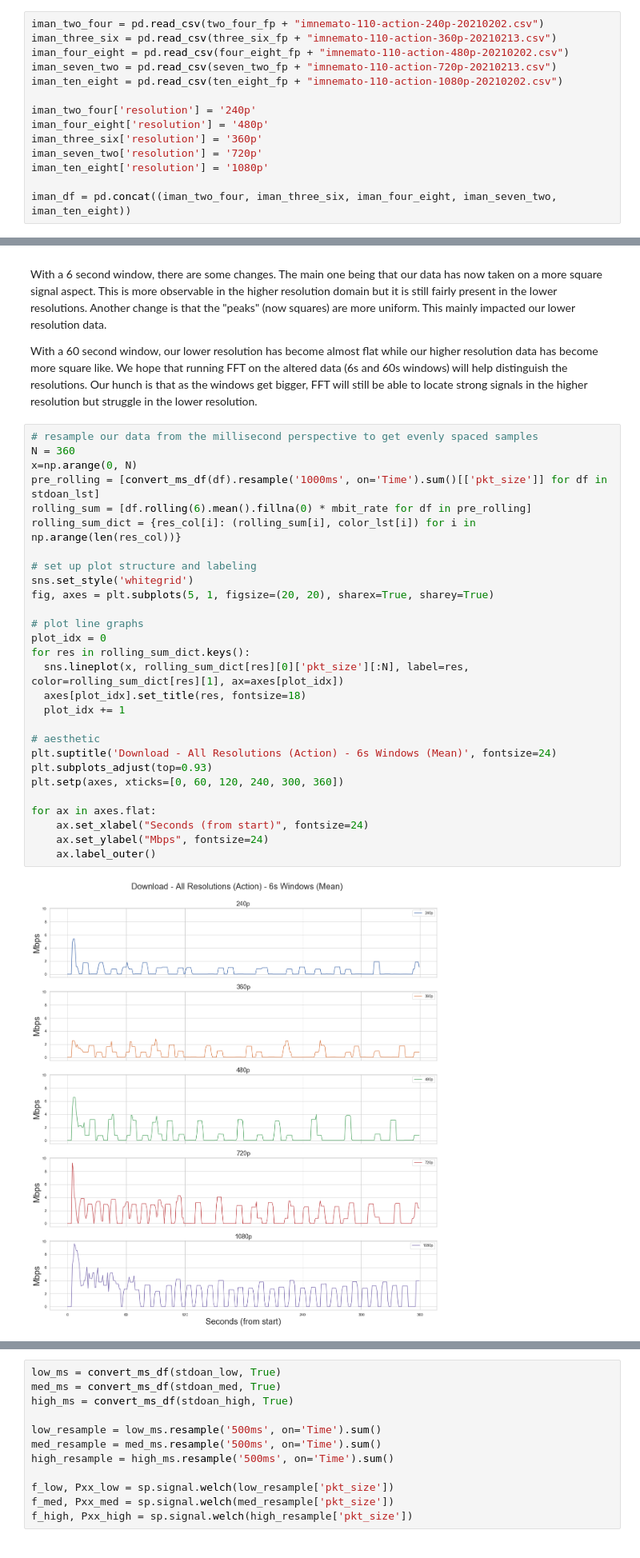
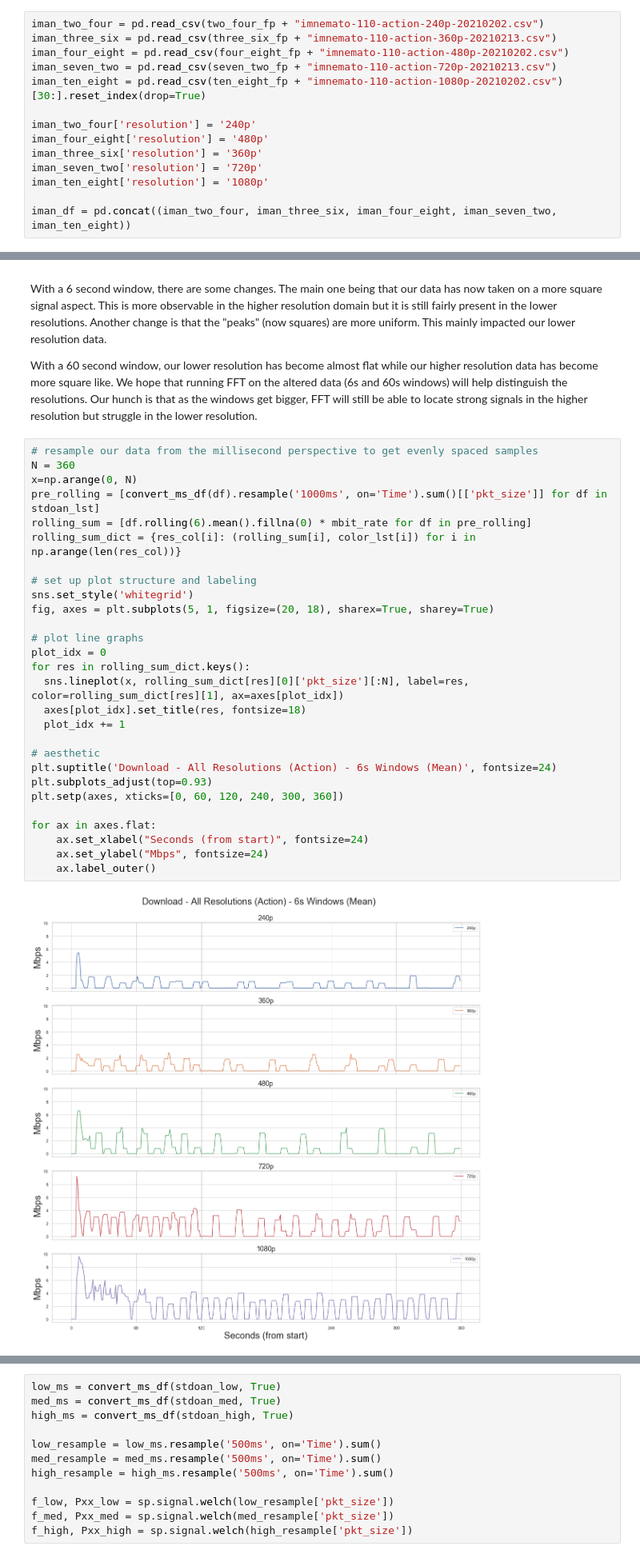
Before and after one commit to stephdoan/ResRecovery, a Jupyter notebook: notebooks/EDA.ipynb, the cells around one changed output, grey strips where cells are left out. Shown at 80% size. Saved outputs shown, nothing was run; the diff lists cells and outputs as text.

```diff
--- a/notebooks/EDA.ipynb
+++ b/notebooks/EDA.ipynb
@@ -34,7 +34,7 @@ iman_two_four = pd.read_csv(two_four_fp + "imnemato-110-action-240p-20210202.csv
 iman_three_six = pd.read_csv(three_six_fp + "imnemato-110-action-360p-20210213.csv")
 iman_four_eight = pd.read_csv(four_eight_fp + "imnemato-110-action-480p-20210202.csv")
 iman_seven_two = pd.read_csv(seven_two_fp + "imnemato-110-action-720p-20210213.csv")
-iman_ten_eight = pd.read_csv(ten_eight_fp + "imnemato-110-action-1080p-20210202.csv")
+iman_ten_eight = pd.read_csv(ten_eight_fp + "imnemato-110-action-1080p-20210202.csv")[30:].reset_index(drop=True)
 
 iman_two_four['resolution'] = '240p'
 iman_four_eight['resolution'] = '480p'
@@ -128,33 +148,33 @@ With a 60 second window, our lower resolution has become almost flat while our h
 # %%
 # resample our data from the millisecond perspective to get evenly spaced samples
 N = 360
 x=np.arange(0, N)
 pre_rolling = [convert_ms_df(df).resample('1000ms', on='Time').sum()[['pkt_size']] for df in stdoan_lst]
 rolling_sum = [df.rolling(6).mean().fillna(0) * mbit_rate for df in pre_rolling]
 rolling_sum_dict = {res_col[i]: (rolling_sum[i], color_lst[i]) for i in np.arange(len(res_col))}
 
 # set up plot structure and labeling
 sns.set_style('whitegrid')
-fig, axes = plt.subplots(5, 1, figsize=(20, 20), sharex=True, sharey=True)
+fig, axes = plt.subplots(5, 1, figsize=(20, 18), sharex=True, sharey=True)
 
 # plot line graphs
 plot_idx = 0
 for res in rolling_sum_dict.keys():
   sns.lineplot(x, rolling_sum_dict[res][0]['pkt_size'][:N], label=res, color=rolling_sum_dict[res][1], ax=axes[plot_idx])
   axes[plot_idx].set_title(res, fontsize=18)
   plot_idx += 1
 
 # aesthetic
 plt.suptitle('Download - All Resolutions (Action) - 6s Windows (Mean)', fontsize=24)
 plt.subplots_adjust(top=0.93)
 plt.setp(axes, xticks=[0, 60, 120, 240, 300, 360])
 
 for ax in axes.flat:
     ax.set_xlabel("Seconds (from start)", fontsize=24)
     ax.set_ylabel("Mbps", fontsize=24)
     ax.label_outer()
 # %% [output]
-[figure, old version]
+[figure, new version]
 # %%
 N = 360 + 60
 x=np.arange(60, N)
```
Also changed, not shown: parts of 18 cells of this notebook.
